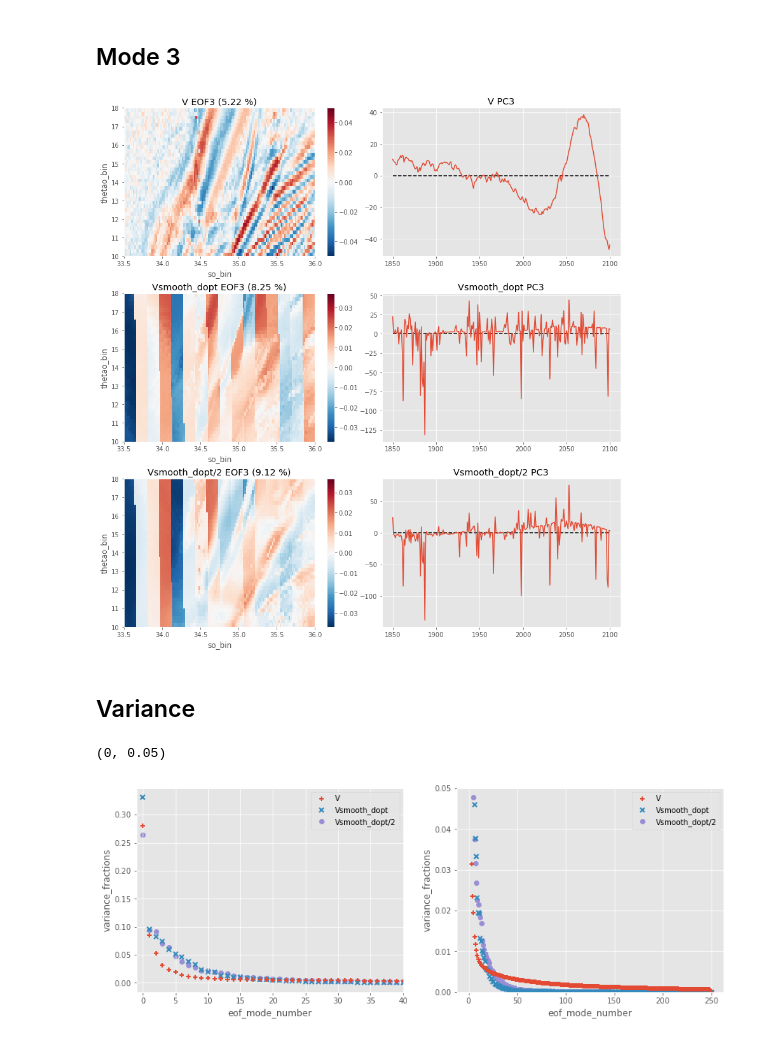
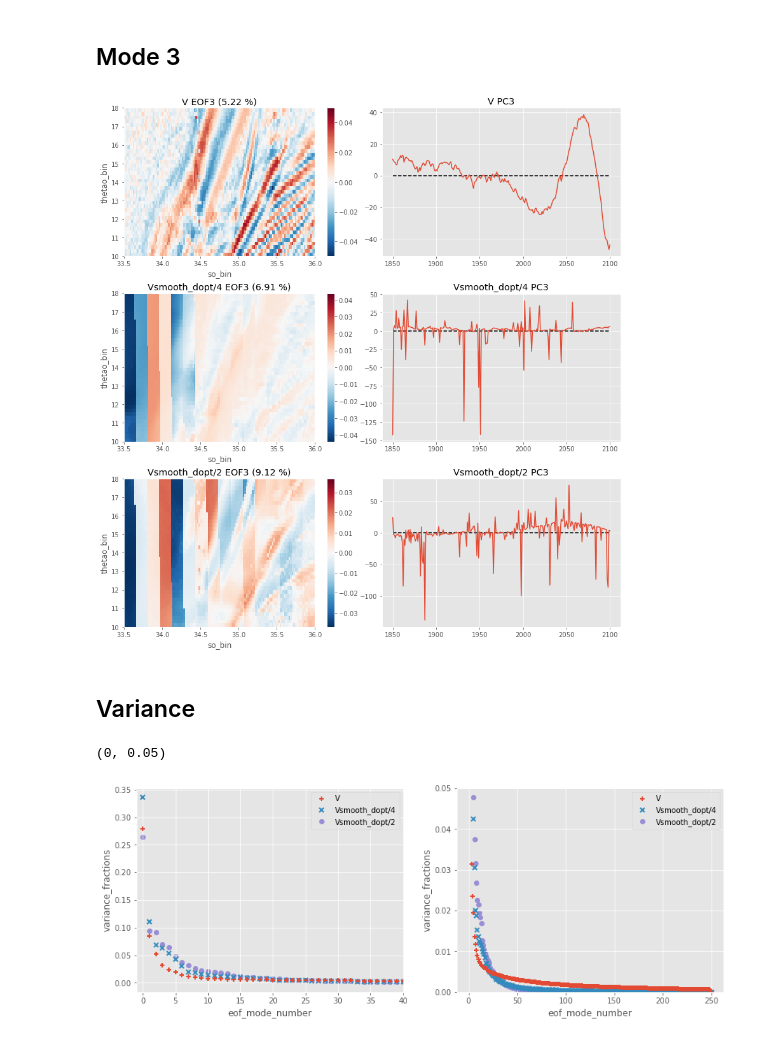
Before and after one commit to ysilvy/bin_TS, a Jupyter notebook: V_Vsmooth_eof.ipynb, the cells around one changed output. Cells and saved outputs as stored; diff of their text form; code cells hidden in the pictures.

```diff
--- a/V_Vsmooth_eof.ipynb
+++ b/V_Vsmooth_eof.ipynb
@@ -23,8 +23,10 @@ Vwindow = V.sel(so_bin=slice(33.5,36),thetao_bin=slice(10,18))
 # %%
 # -- Read Vsmooth computed on a small window
 V_smooth = xr.open_dataset('/data/ysilvy/bin_TS/volumeTS_smoothdopt_'+region+'_'+str(deltaS)+'_'+str(deltaT)+'_IPSL-CM5A-LR_historical-rcp85_r2i1p1_1850-2100.nc')
-Vsmooth1 = V_smooth.Vsmooth_dopt # smoothing applied with doptimal window (efolding scale)
+#Vsmooth1 = V_smooth.Vsmooth_dopt # smoothing applied with doptimal window (efolding scale)
 Vsmooth2 = V_smooth.Vsmooth_halfdopt # smoothing applied with doptimal/2
+# smoothing applied with doptimal/4
+Vsmooth1 = xr.open_dataset('/data/ysilvy/bin_TS/volumeTS_smoothdopt4_'+region+'_'+str(deltaS)+'_'+str(deltaT)+'_IPSL-CM5A-LR_historical-rcp85_r2i1p1_1850-2100.nc').Vsmooth_dopt_div_4
 # %% [markdown]
 ## Rapide coup d'oeil aux 3 champs avant de faire les EOF
 ### V, Vsmooth_dopt, Vsmooth_dopt/2 en 1850, 2100 et anomalie
@@ -187,43 +192,43 @@ time=np.arange(1850,2101)
 fig,ax = plt.subplots(ncols=2,nrows=3,figsize=(14,15))
 
 var30 = variance_frac[2].data*100
 var31 = variance_frac1[2].data*100
 var32 = variance_frac2[2].data*100
 eof30 = eofs[2,:].unstack('z')
 eof31 = eofs1[2,:].unstack('z')
 eof32 = eofs2[2,:].unstack('z')
 
 c = eof30.T.plot(ax=ax[0,0],add_colorbar=False)
 cb = fig.colorbar(c,ax=ax[0,0],label='')
 ax[0,0].set_title('V EOF3 ('+'%.2f '% Decimal(str(var30))+'%)')
 ax[0,1].plot(time,pcs[:,2])
 ax[0,1].hlines(0,time[0],time[-1],colors='k',linestyles='dashed')
 ax[0,1].set_title('V PC3')
 
 c = eof31.T.plot(ax=ax[1,0],add_colorbar=False)
 cb = fig.colorbar(c,ax=ax[1,0],label='')
-ax[1,0].set_title('Vsmooth_dopt EOF3 ('+'%.2f '% Decimal(str(var31))+'%)')
+ax[1,0].set_title('Vsmooth_dopt/4 EOF3 ('+'%.2f '% Decimal(str(var31))+'%)')
 ax[1,1].plot(time,pcs1[:,2])
 ax[1,1].hlines(0,time[0],time[-1],colors='k',linestyles='dashed')
-ax[1,1].set_title('Vsmooth_dopt PC3')
+ax[1,1].set_title('Vsmooth_dopt/4 PC3')
 
 c = eof32.T.plot(ax=ax[2,0],add_colorbar=False)
 cb = fig.colorbar(c,ax=ax[2,0],label='')
 ax[2,0].set_title('Vsmooth_dopt/2 EOF3 ('+'%.2f '% Decimal(str(var32))+'%)')
 ax[2,1].plot(time,pcs2[:,2])
 ax[2,1].hlines(0,time[0],time[-1],colors='k',linestyles='dashed')
 ax[2,1].set_title('Vsmooth_dopt/2 PC3')
 
 plt.subplots_adjust(hspace=0.25,wspace=0.08)
 # %% [output]
-[figure, old version]
+[figure, new version]
 # %% [markdown]
 ## Variance
 # %%
 fig,ax=plt.subplots(ncols=2,figsize=(14,5))
 for i in range(2):
     variance_frac.plot(ax=ax[i],marker='+',mew=2,linewidth=0,label='V',zorder=2)
-    variance_frac1.plot(ax=ax[i],marker='x',mew=2,linewidth=0,label='Vsmooth_dopt',zorder=1)
+    variance_frac1.plot(ax=ax[i],marker='x',mew=2,linewidth=0,label='Vsmooth_dopt/4',zorder=1)
     variance_frac2.plot(ax=ax[i],marker='o',mew=1,linewidth=0,label='Vsmooth_dopt/2',zorder=0)
     ax[i].legend();
 ax[0].set_xlim([-1,40])
@@ -232,4 +237,4 @@ ax[1].set_ylim([0,0.05])
 # plt.suptitle('Resolution: deltaS='+str(deltaS)+' deltaT='+str(deltaT))
 # %% [output]
 (0, 0.05)
-[figure, old version]
+[figure, new version]
```
Also changed, not shown: parts of 3 cells of this notebook, 1 other file.
